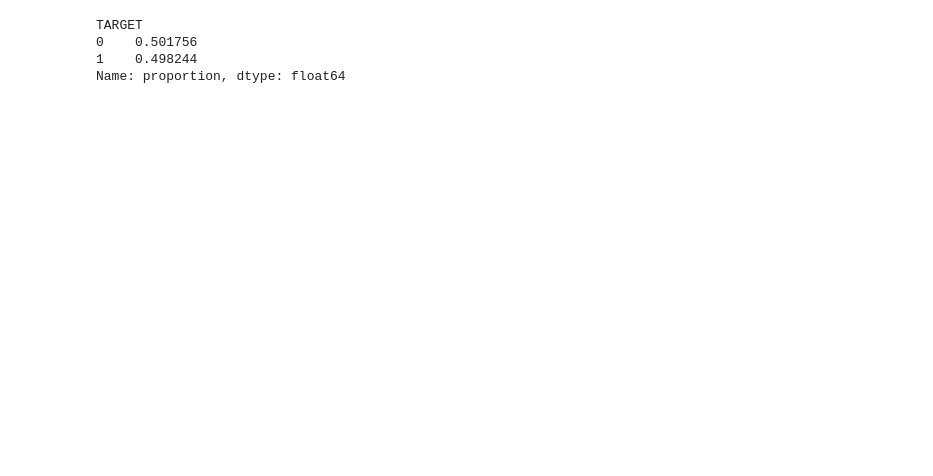
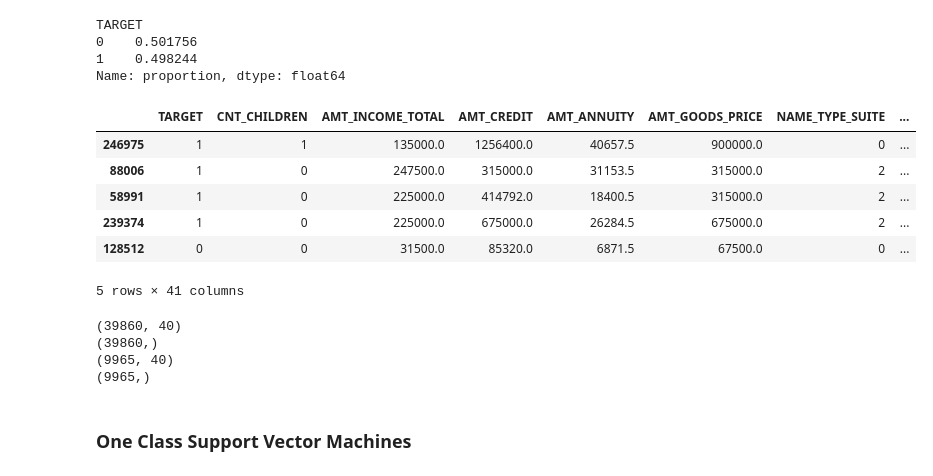
Before and after one commit to aver81/Loan-Defaulter-Classification, a Jupyter notebook: notebooks/LoanDefaulterClassification.ipynb, the cells around one changed output. Saved outputs shown, nothing was run; the diff lists cells and outputs as text; code cells hidden in the pictures; blank space fills up the shorter version.

```diff
--- a/notebooks/LoanDefaulterClassification.ipynb
+++ b/notebooks/LoanDefaulterClassification.ipynb
@@ -750,3 +758,13 @@ TARGET
 0    0.501756
 1    0.498244
 Name: proportion, dtype: float64
+# %%
+datav.iloc[:,1:].head()
+# %% [output]
+|  | TARGET | CNT_CHILDREN | AMT_INCOME_TOTAL | AMT_CREDIT | AMT_ANNUITY | AMT_GOODS_PRICE | NAME_TYPE_SUITE | ... |
+| 246975 | 1 | 1 | 135000.0 | 1256400.0 | 40657.5 | 900000.0 | 0 | ... |
+| 88006 | 1 | 0 | 247500.0 | 315000.0 | 31153.5 | 315000.0 | 2 | ... |
+| 58991 | 1 | 0 | 225000.0 | 414792.0 | 18400.5 | 315000.0 | 2 | ... |
+| 239374 | 1 | 0 | 225000.0 | 675000.0 | 26284.5 | 675000.0 | 2 | ... |
+| 128512 | 0 | 0 | 31500.0 | 85320.0 | 6871.5 | 67500.0 | 0 | ... |
+5 rows × 41 columns
@@ -752,0 +778,10 @@ Name: proportion, dtype: float64
+# %%
+xtrain,xtest,ytrain,ytest = train_test_split(xdata_scaled,ydata,test_size=0.2,random_state=SEED)
+
+for i in [xtrain,ytrain,xtest,ytest]:
+    print(i.shape)
+# %% [output]
+(39860, 40)
+(39860,)
+(9965, 40)
+(9965,)
@@ -753 +810,3 @@ Name: proportion, dtype: float64
+# %% [markdown]
+### One Class Support Vector Machines
 # %%
```
Also changed, not shown: parts of 10 cells of this notebook.
